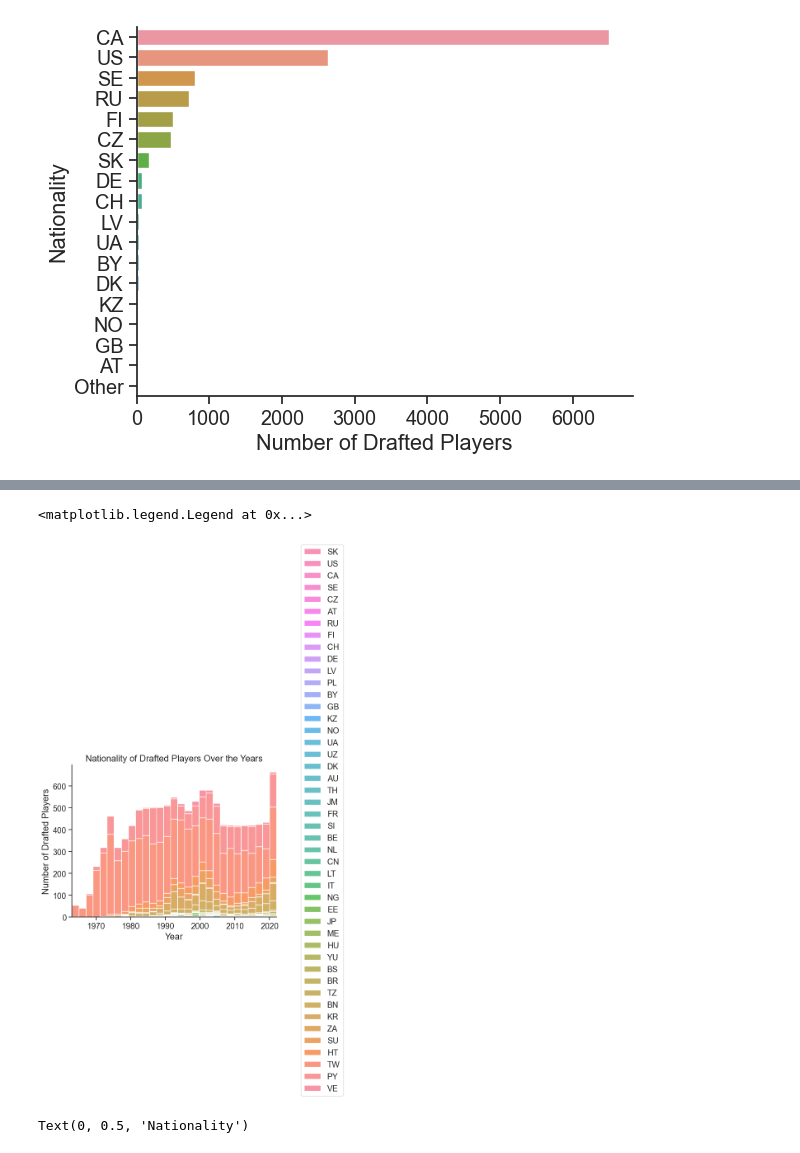
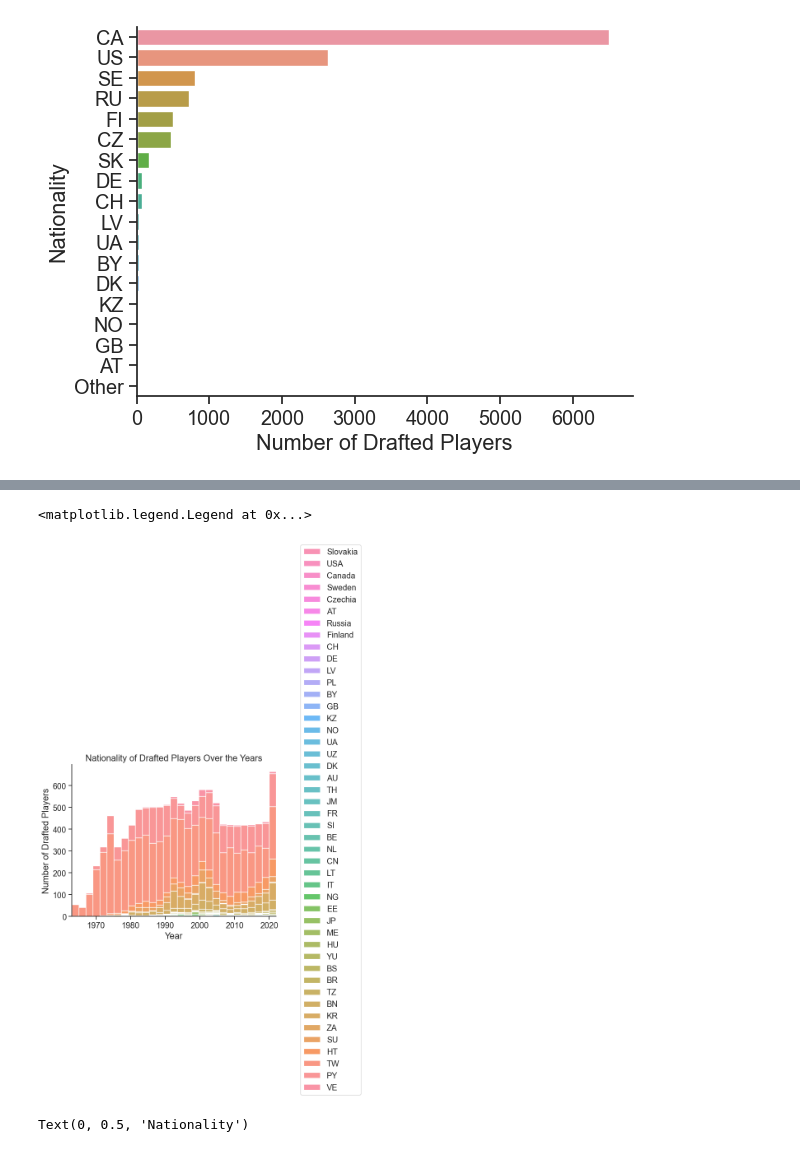
Before and after one commit to ubco-W2022T2-data301/project-group-group31, a Jupyter notebook: analysis/analysis2.ipynb, the cells around one changed output, grey strips where cells are left out. Cells and saved outputs as stored; diff of their text form; code cells hidden in the pictures.

```diff
--- a/analysis/analysis2.ipynb
+++ b/analysis/analysis2.ipynb
@@ -84,14 +80,14 @@ sns.countplot(y='nationality', data = df, order=['CA', 'US', 'SE', 'RU', 'FI', '
 #I can conclude that Canada, Usa, Sweden, Russia, Finland, and Czechia are NHL's main providers for prospects
 # %%
 sns.histplot(df, x='year', hue='nationality', multiple='stack', legend=False).set(xlim=(1963, 2022), xlabel="Year",ylabel="Number of Drafted Players", title="Nationality of Drafted Players Over the Years")
-plt.legend(['SK', 'US', 'CA', 'SE', 'CZ', 'AT', 'RU', 'FI', 'CH', 'DE', 'LV',
+plt.legend(['Slovakia', 'USA', 'Canada', 'Sweden', 'Czechia', 'AT', 'Russia', 'Finland', 'CH', 'DE', 'LV',
        'PL', 'BY', 'GB', 'KZ', 'NO', 'UA', 'UZ', 'DK', 'AU', 'TH', 'JM',
        'FR', 'SI', 'BE', 'NL', 'CN', 'LT', 'IT', 'NG', 'EE', 'JP',
        'ME', 'HU', 'YU', 'BS', 'BR', 'TZ', 'BN', 'KR', 'ZA', 'SU', 'HT',
        'TW', 'PY', 'VE'],loc='lower left', bbox_to_anchor=(1.1, -1.2))
 # %% [output]
 <matplotlib.legend.Legend at 0x...>
-[figure, old version]
+[figure, new version]
 # %%
 #Initially, Majority of the drafted players were from America or Canada.
 #I noticed however, as the years progressed and the game of hockey grew worldwide,
```
Also changed, not shown: parts of 1 cell of this notebook.
